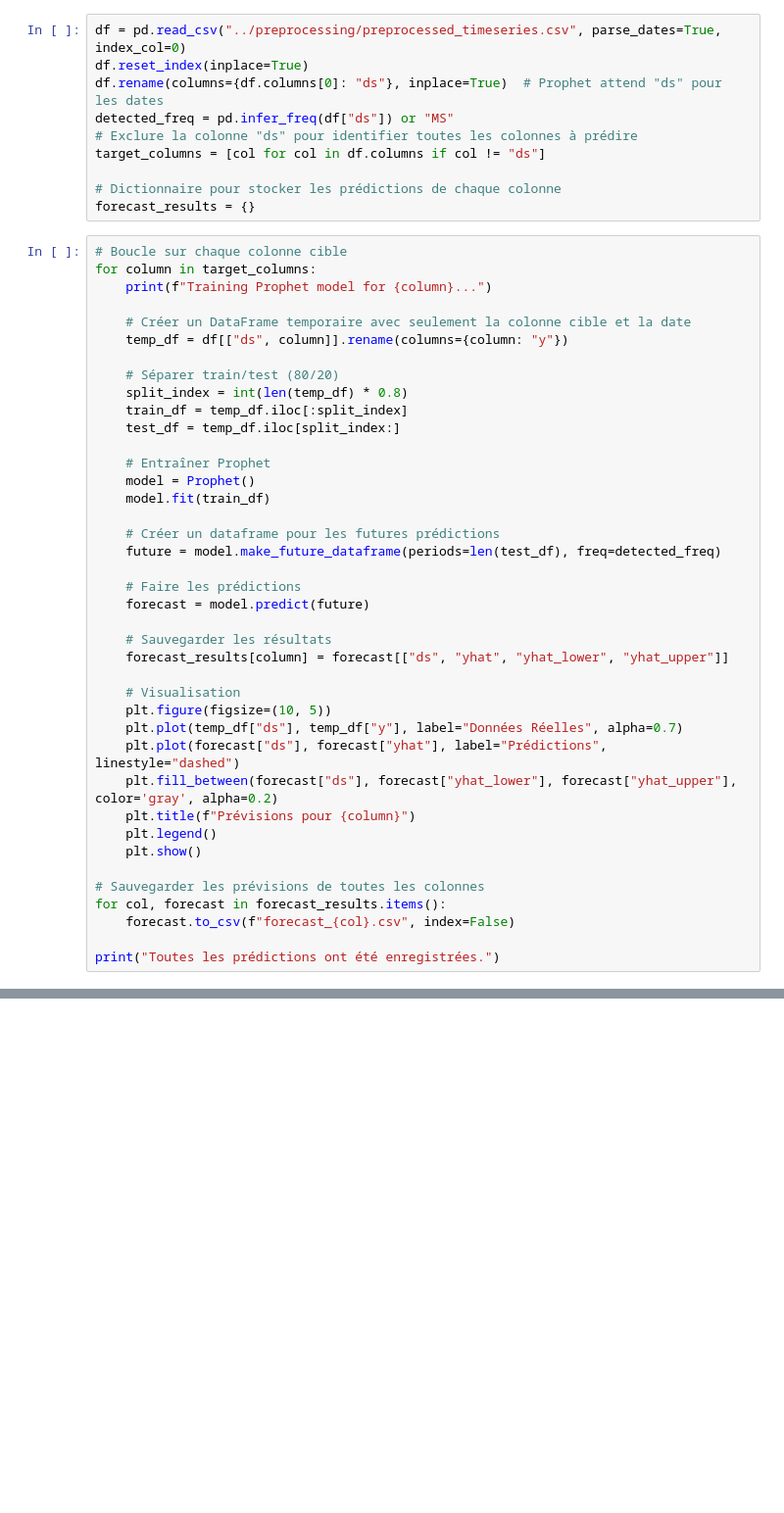
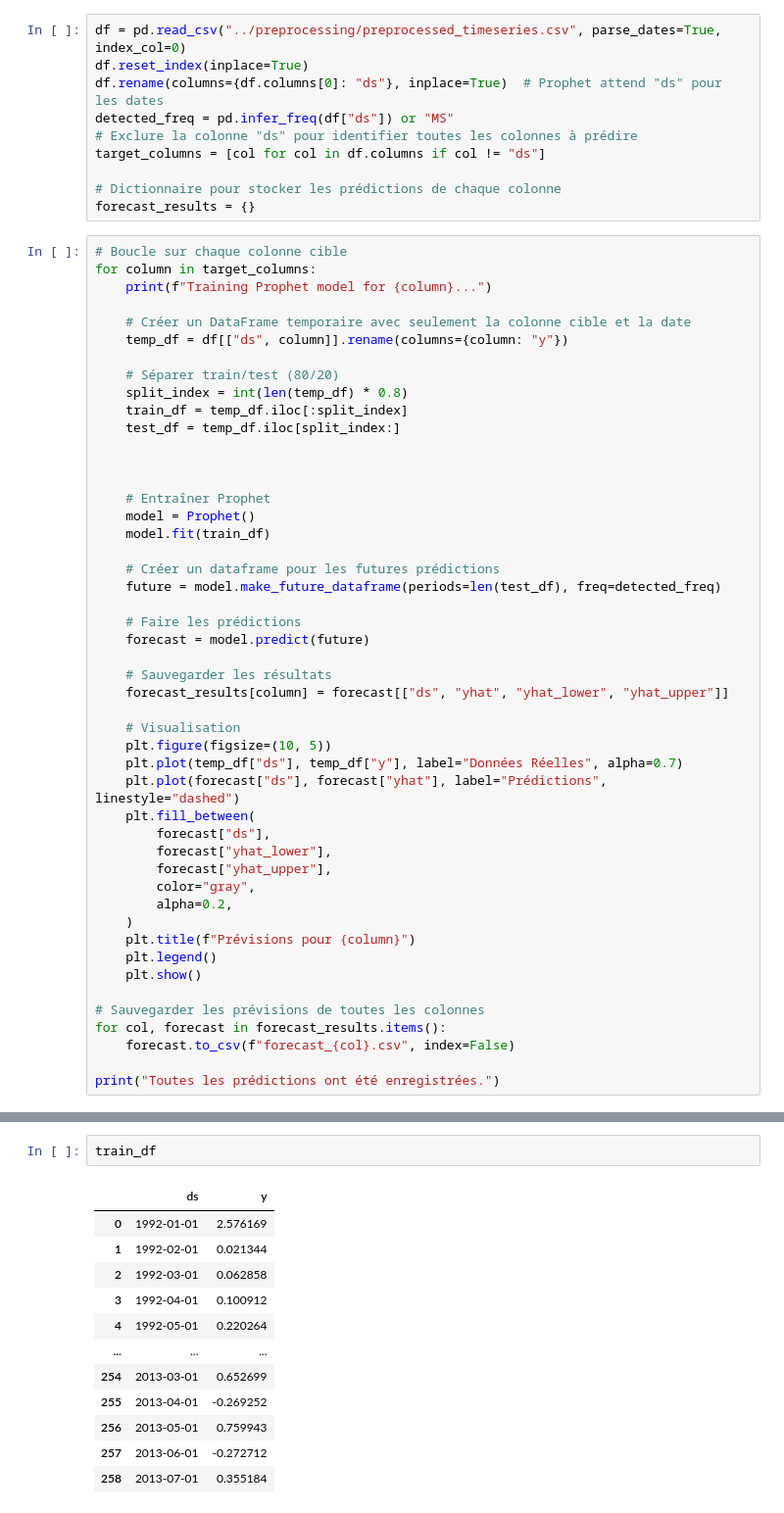
Before and after one commit to Raed-Bourouis/MLEASE, a Jupyter notebook: Training/Prophet.ipynb, the cells around one changed output, grey strips where cells are left out. Shown: that part at 98% size. Drawn from its saved outputs; the diff is of its cells as text; blank space fills up the shorter version.

```diff
--- a/Training/Prophet.ipynb
+++ b/Training/Prophet.ipynb
@@ -24,6 +50,8 @@ for column in target_columns:
     split_index = int(len(temp_df) * 0.8)
     train_df = temp_df.iloc[:split_index]
     test_df = temp_df.iloc[split_index:]
+
+
 
     # Entraîner Prophet
     model = Prophet()
@@ -42,7 +70,13 @@ for column in target_columns:
     plt.figure(figsize=(10, 5))
     plt.plot(temp_df["ds"], temp_df["y"], label="Données Réelles", alpha=0.7)
     plt.plot(forecast["ds"], forecast["yhat"], label="Prédictions", linestyle="dashed")
-    plt.fill_between(forecast["ds"], forecast["yhat_lower"], forecast["yhat_upper"], color='gray', alpha=0.2)
+    plt.fill_between(
+        forecast["ds"],
+        forecast["yhat_lower"],
+        forecast["yhat_upper"],
+        color="gray",
+        alpha=0.2,
+    )
     plt.title(f"Prévisions pour {column}")
     plt.legend()
     plt.show()
@@ -60,0 +95,15 @@ Toutes les prédictions ont été enregistrées.
+# %%
+train_df
+# %% [output]
+|  | ds | y |
+| 0 | 1992-01-01 | 2.576169 |
+| 1 | 1992-02-01 | 0.021344 |
+| 2 | 1992-03-01 | 0.062858 |
+| 3 | 1992-04-01 | 0.100912 |
+| 4 | 1992-05-01 | 0.220264 |
+| ... | ... | ... |
+| 254 | 2013-03-01 | 0.652699 |
+| 255 | 2013-04-01 | -0.269252 |
+| 256 | 2013-05-01 | 0.759943 |
+| 257 | 2013-06-01 | -0.272712 |
+| 258 | 2013-07-01 | 0.355184 |
```
Also changed, not shown: parts of 6 cells of this notebook, 11 other files.
